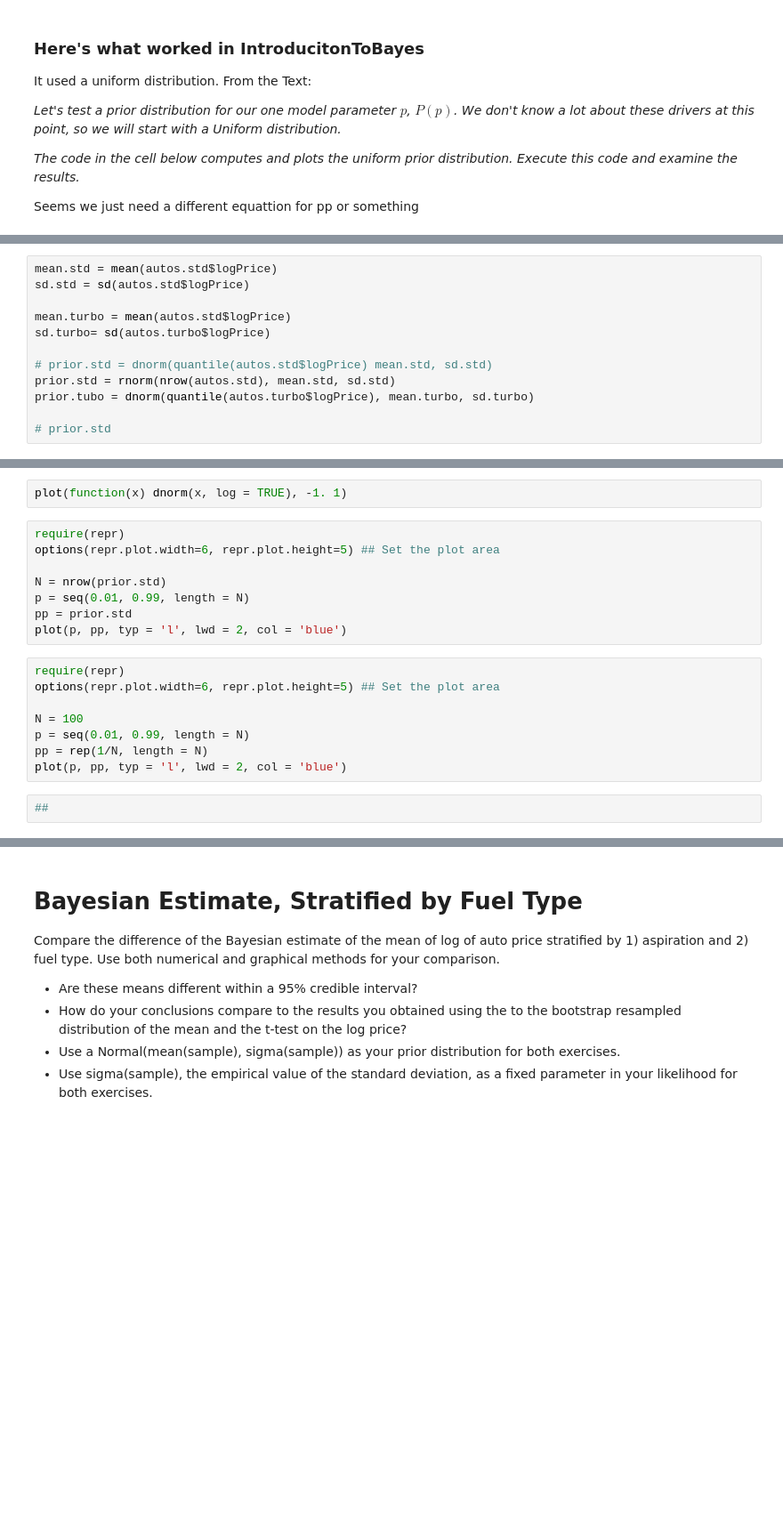
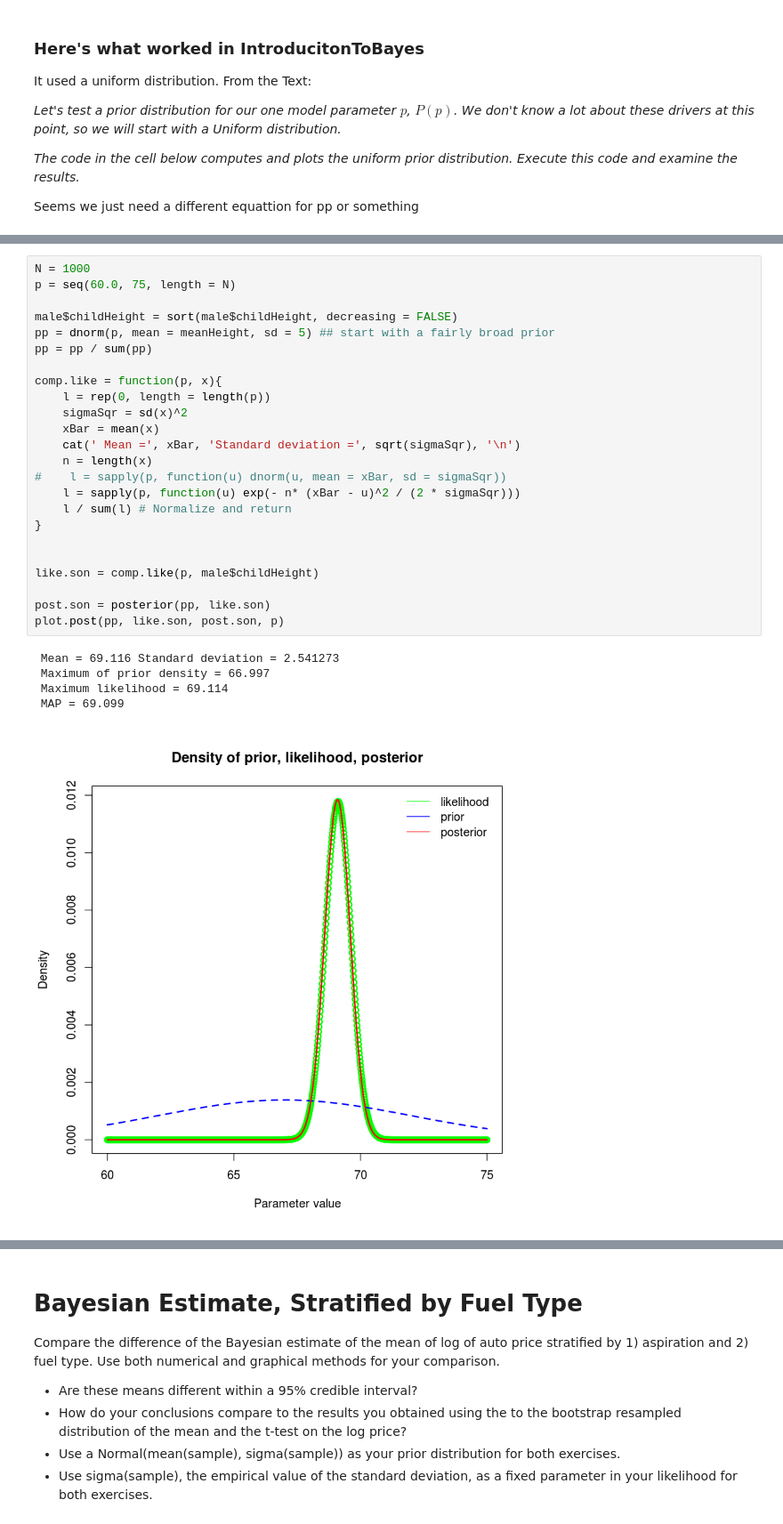
Before and after one commit to JingruWu10/UW_DataScience, a Jupyter notebook: Q2/HW06/HW06_Salemann_DRAFT.ipynb, the cells around one changed output, grey strips where cells are left out. Shown at 89% size. Drawn from its saved outputs; the diff is of its cells as text; blank space fills up the shorter version.

```diff
--- a/Q2/HW06/HW06_Salemann_DRAFT.ipynb
+++ b/Q2/HW06/HW06_Salemann_DRAFT.ipynb
@@ -111,12 +210,0 @@ mtext("log(dnorm(x))", col = "red", adj = 1)
-# %%
-mean.std = mean(autos.std$logPrice)
-sd.std = sd(autos.std$logPrice)
-
-mean.turbo = mean(autos.std$logPrice)
-sd.turbo= sd(autos.turbo$logPrice)
-
-# prior.std = dnorm(quantile(autos.std$logPrice) mean.std, sd.std)
-prior.std = rnorm(nrow(autos.std), mean.std, sd.std)
-prior.tubo = dnorm(quantile(autos.turbo$logPrice), mean.turbo, sd.turbo)
-
-# prior.std
@@ -171,20 +211,30 @@ plot(xseq, densities, col="darkgreen",xlab="", ylab="Density", type="l",lwd=2, c
-# %%
-plot(function(x) dnorm(x, log = TRUE), -1. 1)
-# %%
-require(repr)
-options(repr.plot.width=6, repr.plot.height=5) ## Set the plot area
-
-N = nrow(prior.std)
-p = seq(0.01, 0.99, length = N)
-pp = prior.std
-plot(p, pp, typ = 'l', lwd = 2, col = 'blue')
-# %%
-require(repr)
-options(repr.plot.width=6, repr.plot.height=5) ## Set the plot area
-
-N = 100
-p = seq(0.01, 0.99, length = N)
-pp = rep(1/N, length = N)
-plot(p, pp, typ = 'l', lwd = 2, col = 'blue')
-# %%
-##
+# %%
+N = 1000
+p = seq(60.0, 75, length = N)
+
+male$childHeight = sort(male$childHeight, decreasing = FALSE)
+pp = dnorm(p, mean = meanHeight, sd = 5) ## start with a fairly broad prior
+pp = pp / sum(pp)
+
+comp.like = function(p, x){
+    l = rep(0, length = length(p))
+    sigmaSqr = sd(x)^2
+    xBar = mean(x)
+    cat(' Mean =', xBar, 'Standard deviation =', sqrt(sigmaSqr), '\n')
+    n = length(x)
+#    l = sapply(p, function(u) dnorm(u, mean = xBar, sd = sigmaSqr))
+    l = sapply(p, function(u) exp(- n* (xBar - u)^2 / (2 * sigmaSqr)))
+    l / sum(l) # Normalize and return
+}
+
+
+like.son = comp.like(p, male$childHeight)
+
+post.son = posterior(pp, like.son)
+plot.post(pp, like.son, post.son, p)
+# %% [output]
+ Mean = 69.116 Standard deviation = 2.541273
+ Maximum of prior density = 66.997
+ Maximum likelihood = 69.114
+ MAP = 69.099
+[figure, added]
```
Also changed, not shown: parts of 101 cells of this notebook.
